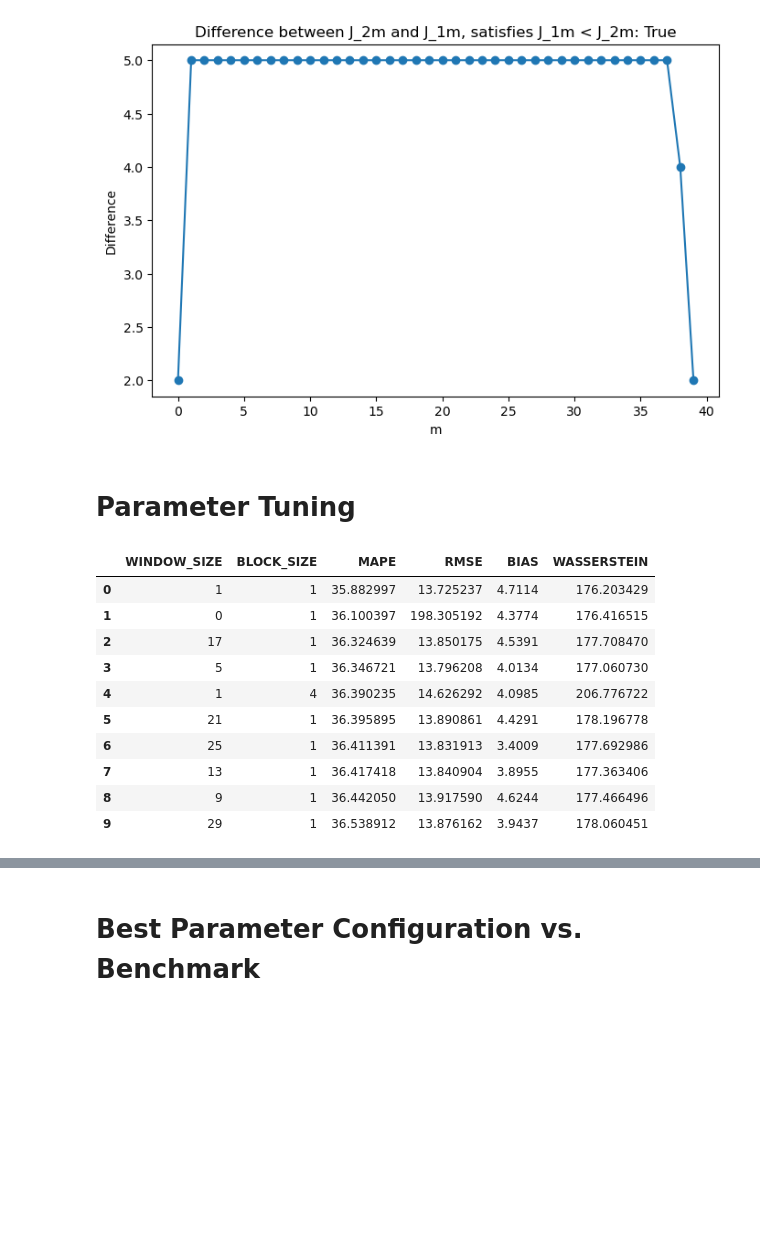
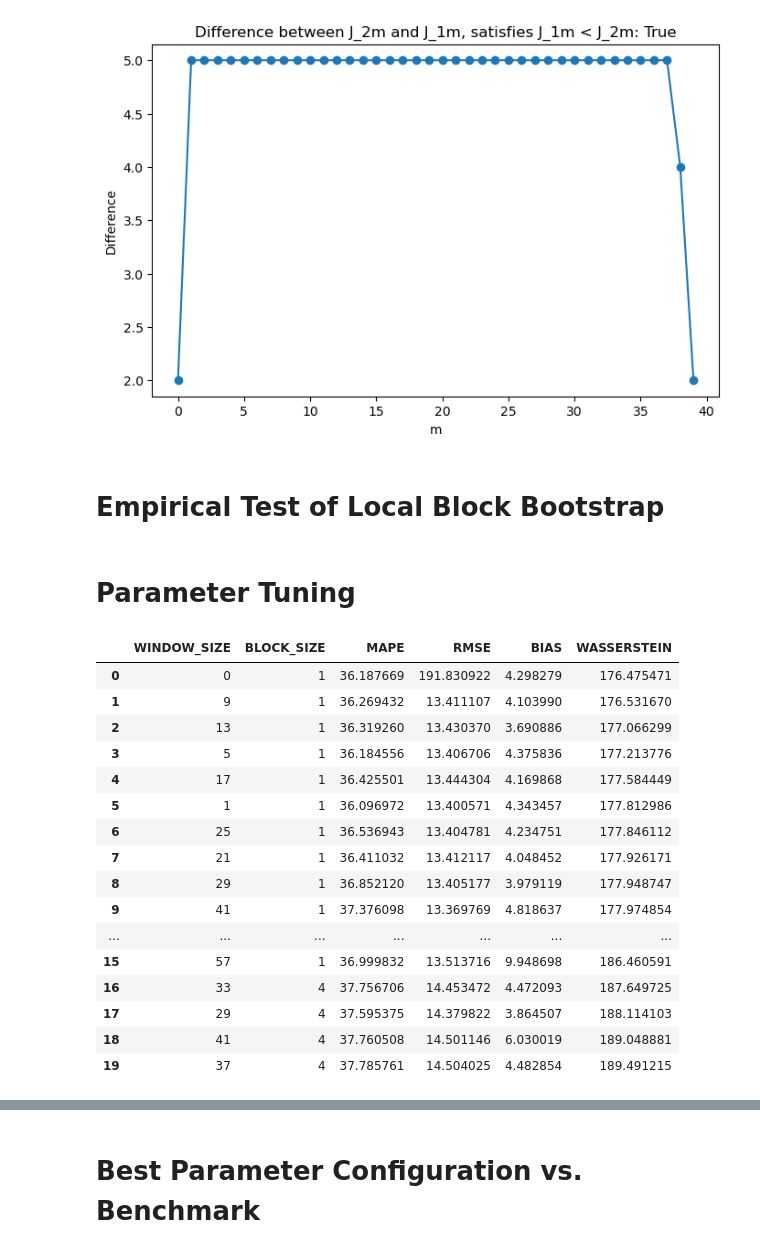
Before and after one commit to chrisnhr/Diplom, a Jupyter notebook: bootstrapping.ipynb, the cells around one changed output, grey strips where cells are left out. Drawn from its saved outputs; the diff is of its cells as text; code cells hidden in the pictures; blank space fills up the shorter version.

```diff
--- a/bootstrapping.ipynb
+++ b/bootstrapping.ipynb
@@ -76,6 +76,8 @@ plt.show()
  114. 122. 130. 138. 146. 154. 162. 170. 178. 186. 194. 202. 210. 218.
  226. 234. 242. 250. 258. 266. 274. 282. 290. 298. 305. 305.]
 [figure]
+# %% [markdown]
+# Empirical Test of Local Block Bootstrap
 # %% [markdown]
 # Parameter Tuning
 # %%
@@ -83,17 +89,22 @@ GridEvaluation.run(input_data) #3min auf dem Mac, dauert deutlich länger, wenn
 # %%
-df_grid_results = pd.read_csv("/home/chnaeher/projects/diplom/results/grid_results_marketing_imputed.csv")
-df_grid_results.groupby(["WINDOW_SIZE", "BLOCK_SIZE"]).median().sort_values("MAPE").reset_index()[["WINDOW_SIZE", "BLOCK_SIZE", "MAPE", "RMSE", "BIAS", "WASSERSTEIN"]].head(10) #median, bc distribution is skewed
+df_grid_results = pd.read_csv("results/grid_results.csv")
+df_grid_results.groupby(["WINDOW_SIZE", "BLOCK_SIZE"]).median().sort_values("WASSERSTEIN").reset_index()[["WINDOW_SIZE", "BLOCK_SIZE", "MAPE", "RMSE", "BIAS", "WASSERSTEIN"]].head(20) #median, bc distribution is skewed
 # auf Shortcomings des MAPE hinweisen in der Arbeit!
-# alternativ den Mean Absolute Scaled Error und Symmetric Mean Absolute Percentage Error testen
 # %% [output]
 |  | WINDOW_SIZE | BLOCK_SIZE | MAPE | RMSE | BIAS | WASSERSTEIN |
-| 0 | 1 | 1 | 35.882997 | 13.725237 | 4.7114 | 176.203429 |
-| 1 | 0 | 1 | 36.100397 | 198.305192 | 4.3774 | 176.416515 |
-| 2 | 17 | 1 | 36.324639 | 13.850175 | 4.5391 | 177.708470 |
-| 3 | 5 | 1 | 36.346721 | 13.796208 | 4.0134 | 177.060730 |
-| 4 | 1 | 4 | 36.390235 | 14.626292 | 4.0985 | 206.776722 |
-| 5 | 21 | 1 | 36.395895 | 13.890861 | 4.4291 | 178.196778 |
-| 6 | 25 | 1 | 36.411391 | 13.831913 | 3.4009 | 177.692986 |
-| 7 | 13 | 1 | 36.417418 | 13.840904 | 3.8955 | 177.363406 |
-| 8 | 9 | 1 | 36.442050 | 13.917590 | 4.6244 | 177.466496 |
-| 9 | 29 | 1 | 36.538912 | 13.876162 | 3.9437 | 178.060451 |
+| 0 | 0 | 1 | 36.187669 | 191.830922 | 4.298279 | 176.475471 |
+| 1 | 9 | 1 | 36.269432 | 13.411107 | 4.103990 | 176.531670 |
+| 2 | 13 | 1 | 36.319260 | 13.430370 | 3.690886 | 177.066299 |
+| 3 | 5 | 1 | 36.184556 | 13.406706 | 4.375836 | 177.213776 |
+| 4 | 17 | 1 | 36.425501 | 13.444304 | 4.169868 | 177.584449 |
+| 5 | 1 | 1 | 36.096972 | 13.400571 | 4.343457 | 177.812986 |
+| 6 | 25 | 1 | 36.536943 | 13.404781 | 4.234751 | 177.846112 |
+| 7 | 21 | 1 | 36.411032 | 13.412117 | 4.048452 | 177.926171 |
+| 8 | 29 | 1 | 36.852120 | 13.405177 | 3.979119 | 177.948747 |
+| 9 | 41 | 1 | 37.376098 | 13.369769 | 4.818637 | 177.974854 |
+| ... | ... | ... | ... | ... | ... | ... |
+| 15 | 57 | 1 | 36.999832 | 13.513716 | 9.948698 | 186.460591 |
+| 16 | 33 | 4 | 37.756706 | 14.453472 | 4.472093 | 187.649725 |
+| 17 | 29 | 4 | 37.595375 | 14.379822 | 3.864507 | 188.114103 |
+| 18 | 41 | 4 | 37.760508 | 14.501146 | 6.030019 | 189.048881 |
+| 19 | 37 | 4 | 37.785761 | 14.504025 | 4.482854 | 189.491215 |
```
Also changed, not shown: parts of 9 cells of this notebook, 5 other files.
